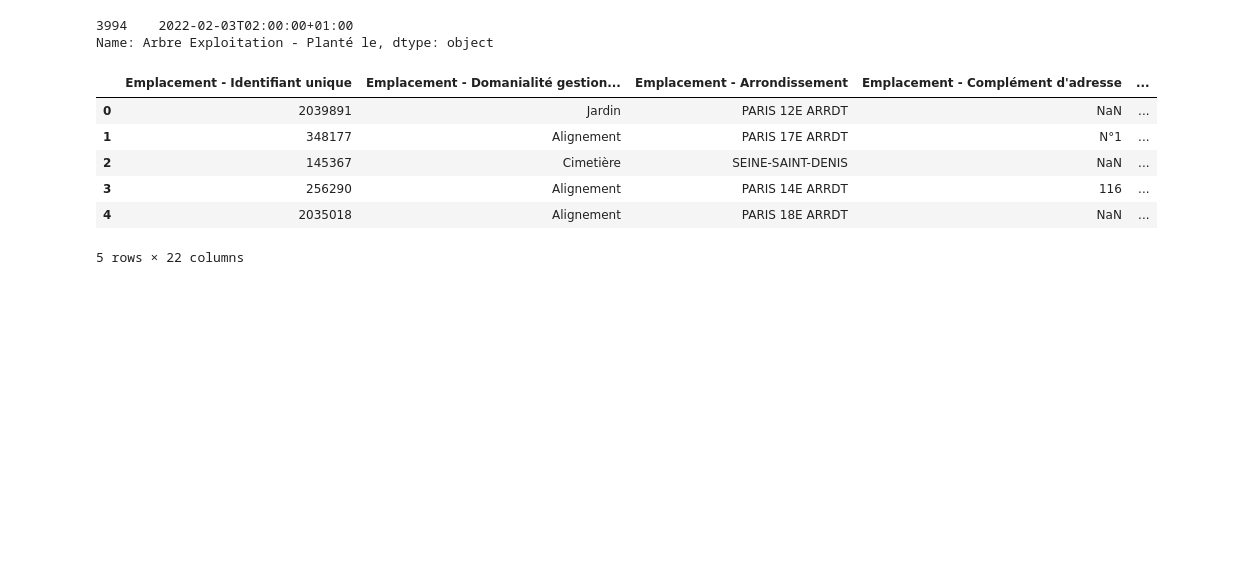
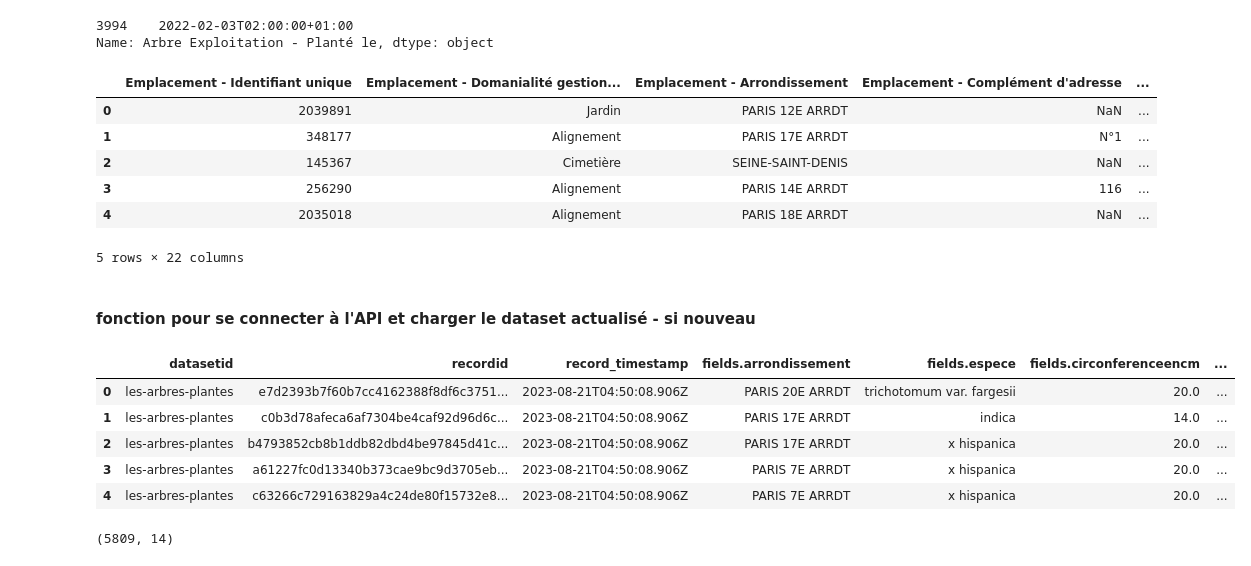
Before and after one commit to JeanMILPIED/Adopte1Arbre, a Jupyter notebook: Adopte1Arbre-datasetExploration.ipynb, the cells around one changed output. Saved outputs shown, nothing was run; the diff lists cells and outputs as text; code cells hidden in the pictures; blank space fills up the shorter version.

Commit message:
update dataset

```diff
--- a/Adopte1Arbre-datasetExploration.ipynb
+++ b/Adopte1Arbre-datasetExploration.ipynb
@@ -205,3 +206,5 @@ df_ok.head()
 | 3 | 256290 | Alignement | PARIS 14E ARRDT | 116 | ... |
 | 4 | 2035018 | Alignement | PARIS 18E ARRDT | NaN | ... |
 5 rows × 22 columns
+# %% [markdown]
+#### fonction pour se connecter à l'API et charger le dataset actualisé - si nouveau
@@ -207,0 +216,25 @@ df_ok.head()
+# %%
+def get_dataset():
+    '''
+    get dataset last update
+    '''
+    #use of API
+    dataset_id="les-arbres-plantes"
+    base_request_string=f"https://opendata.paris.fr/api/records/1.0/search/?dataset={dataset_id}&q=&rows=10000"
+    r = requests.get(base_request_string)
+    dataset_loaded = json.loads(r.content)
+
+    #format dataset
+    dataset_pandas=json_normalize(dataset_loaded['records'])
+    return dataset_pandas
+# %%
+df_new=get_dataset()
+# %%
+df_new.head(5)
+# %% [output]
+|  | datasetid | recordid | record_timestamp | fields.arrondissement | fields.espece | fields.circonferenceencm | ... |
+| 0 | les-arbres-plantes | e7d2393b7f60b7cc4162388f8df6c3751... | 2023-08-21T04:50:08.906Z | PARIS 20E ARRDT | trichotomum var. fargesii | 20.0 | ... |
+| 1 | les-arbres-plantes | c0b3d78afeca6af7304be4caf92d96d6c... | 2023-08-21T04:50:08.906Z | PARIS 17E ARRDT | indica | 14.0 | ... |
+| 2 | les-arbres-plantes | b4793852cb8b1ddb82dbd4be97845d41c... | 2023-08-21T04:50:08.906Z | PARIS 17E ARRDT | x hispanica | 20.0 | ... |
+| 3 | les-arbres-plantes | a61227fc0d13340b373cae9bc9d3705eb... | 2023-08-21T04:50:08.906Z | PARIS 7E ARRDT | x hispanica | 20.0 | ... |
+| 4 | les-arbres-plantes | c63266c729163829a4c24de80f15732e8... | 2023-08-21T04:50:08.906Z | PARIS 7E ARRDT | x hispanica | 20.0 | ... |
@@ -207,0 +243,4 @@ df_ok.head()
+# %%
+df_new2.shape
+# %% [output]
+(5809, 14)
```
Also changed, not shown: parts of 6 cells of this notebook, 1 other file.
